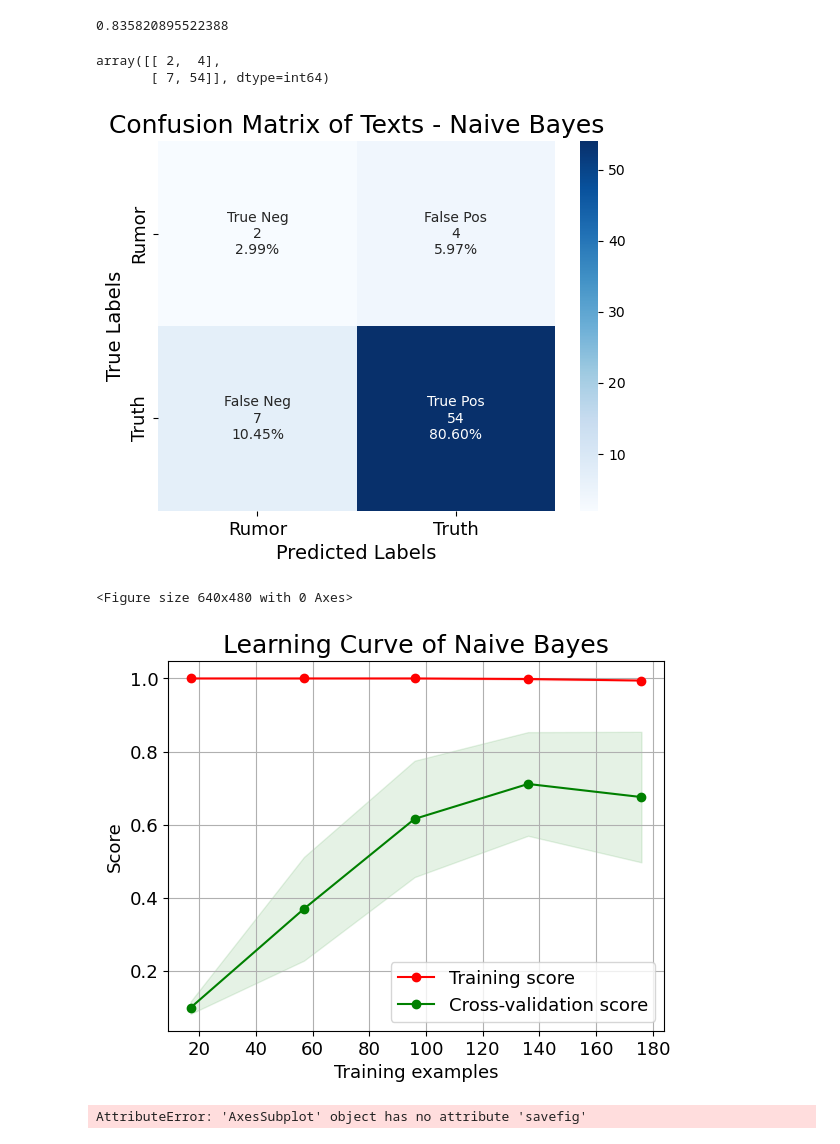
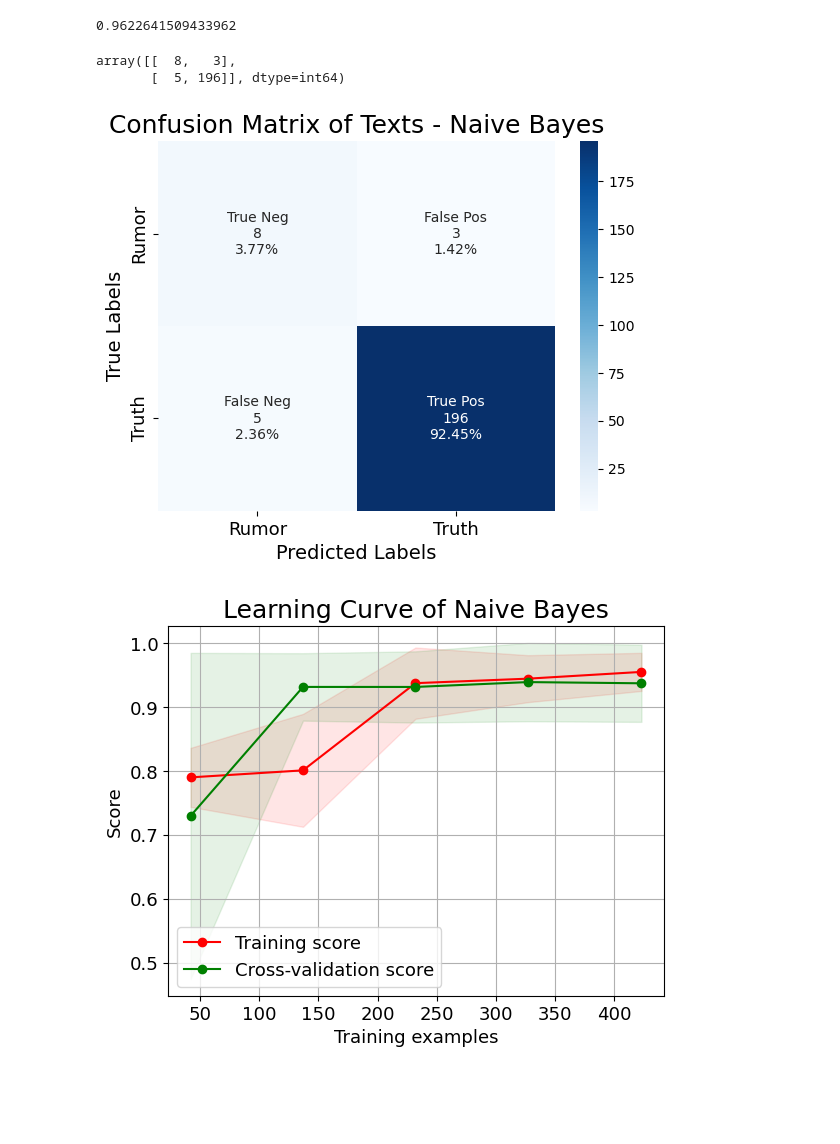
Before and after one commit to anly501/anly-501-project-FlynnFlag, a Jupyter notebook: codes/04-naive-bayes/naive_bayes_python.ipynb, the cells around one changed output. Saved outputs shown, nothing was run; the diff lists cells and outputs as text; code cells hidden in the pictures; blank space fills up the shorter version.

```diff
--- a/codes/04-naive-bayes/naive_bayes_python.ipynb
+++ b/codes/04-naive-bayes/naive_bayes_python.ipynb
@@ -13,7 +28,9 @@ y=data["label"]
 vectorizer = CountVectorizer()
 matrix = vectorizer.fit_transform(data.text)
 X = pd.DataFrame(matrix.toarray(),columns=vectorizer.get_feature_names_out())
-X=X.loc[:,"aaron":]
+#X["favorite_count"]=data["favorite_count"]
+X["retweet_count"]=data["retweet_count"]
 # %%
-X_train, X_test, y_train, y_test = train_test_split(X, y, test_size=0.3)
+#divide the data
+X_train, X_test, y_train, y_test = train_test_split(X, y, test_size=0.4)
 # %%
@@ -26,7 +44,7 @@ predicted_probas = clf.predict_proba(X_test)
 from sklearn.metrics import accuracy_score
 accuracy_score(y_test.values,y_predict)
 # %% [output]
-0.835820895522388
+0.9622641509433962
 # %%
 #calculate the confusion matrix
 from sklearn import metrics
@@ -35,8 +53,8 @@ import seaborn as sns
 cf=metrics.confusion_matrix(y_test.values, y_predict)
 cf
 # %% [output]
-array([[ 2,  4],
-       [ 7, 54]], dtype=int64)
+array([[  8,   3],
+       [  5, 196]], dtype=int64)
 # %%
 # visualize the confusion Matirx
 # customize the anno
@@ -57,17 +75,16 @@ heatmap = fig.get_figure()
 # save the picture
 heatmap.savefig("../../501-project-website/images/confusion_matirx_text_naive_bayes")
 # %% [output]
-[figure, old version]
+[figure, new version]
 # %%
 #plot the learning Curve
 import scikitplot as skplt
 probas_list=[y_predict]
 clf_names=["Naive Bayes"]
 a=skplt.estimators.plot_learning_curve(clf, X, y,text_fontsize=13)
 plt.title("Learning Curve of Naive Bayes",fontsize=18)
 plt.show()
-a.savefig("../../501-project-website/images/learning_curve_text_naive_bayes")
+curve=a.get_figure()
+curve.savefig("../../501-project-website/images/learning_curve_text_naive_bayes")
 # %% [output]
-<Figure size 640x480 with 0 Axes>
-[figure, old version]
+[figure, new version]
-AttributeError: 'AxesSubplot' object has no attribute 'savefig'
```
Also changed, not shown: parts of 3 cells of this notebook, 22 other files.
